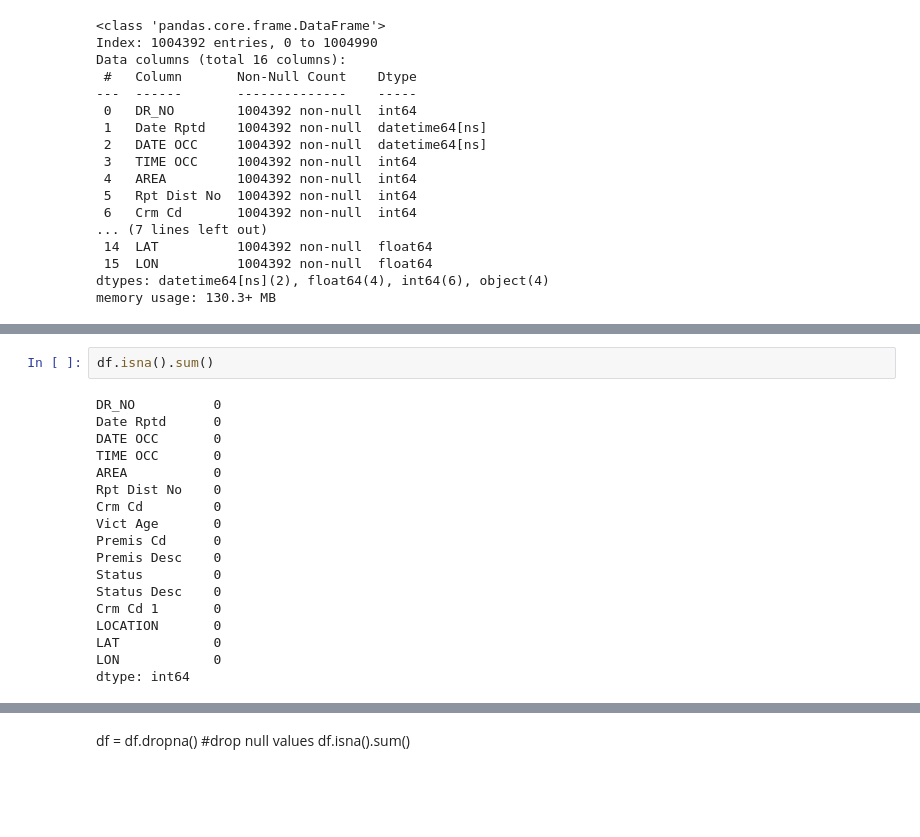
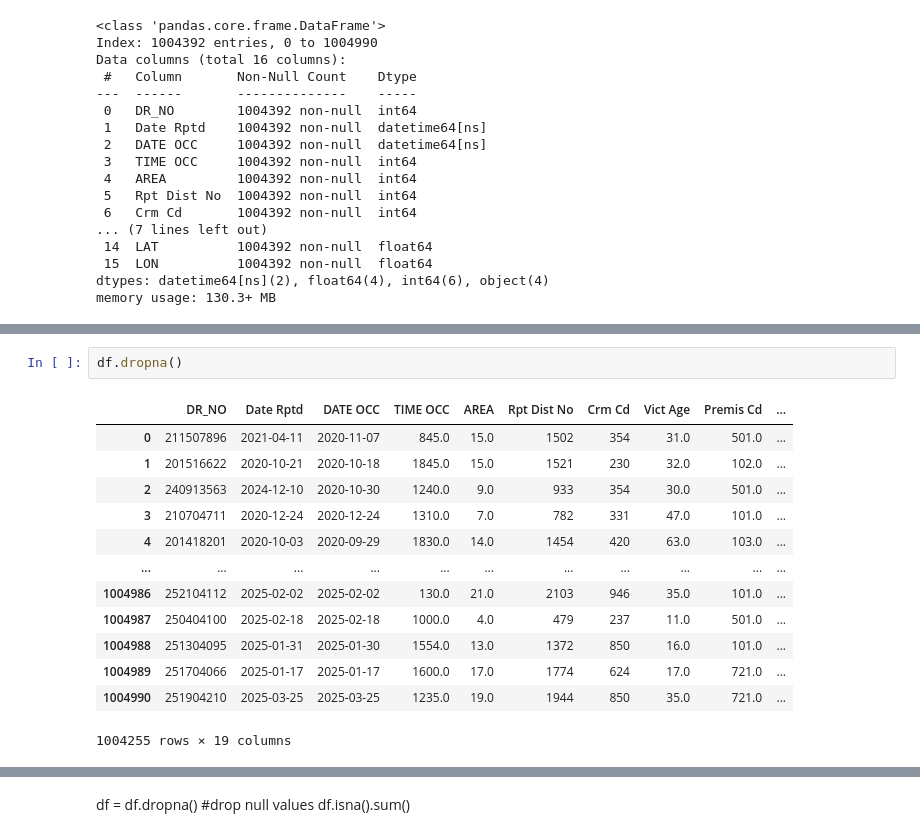
Before and after one commit to porte2ax/IA340-1, a Jupyter notebook: Proj1.ipynb, the cells around one changed output, grey strips where cells are left out. Saved outputs shown, nothing was run; the diff lists cells and outputs as text; blank space fills up the shorter version.

```diff
--- a/Proj1.ipynb
+++ b/Proj1.ipynb
@@ -246,22 +245,18 @@ Data columns (total 16 columns):
 dtypes: datetime64[ns](2), float64(7), int64(3), object(4)
 memory usage: 130.3+ MB
 # %%
-df.isna().sum()
+df.dropna()
 # %% [output]
+|  | DR_NO | Date Rptd | DATE OCC | TIME OCC | AREA | Rpt Dist No | Crm Cd | Vict Age | Premis Cd | ... |
+| 0 | 211507896 | 2021-04-11 | 2020-11-07 | 845.0 | 15.0 | 1502 | 354 | 31.0 | 501.0 | ... |
+| 1 | 201516622 | 2020-10-21 | 2020-10-18 | 1845.0 | 15.0 | 1521 | 230 | 32.0 | 102.0 | ... |
+| 2 | 240913563 | 2024-12-10 | 2020-10-30 | 1240.0 | 9.0 | 933 | 354 | 30.0 | 501.0 | ... |
+| 3 | 210704711 | 2020-12-24 | 2020-12-24 | 1310.0 | 7.0 | 782 | 331 | 47.0 | 101.0 | ... |
+| 4 | 201418201 | 2020-10-03 | 2020-09-29 | 1830.0 | 14.0 | 1454 | 420 | 63.0 | 103.0 | ... |
+| ... | ... | ... | ... | ... | ... | ... | ... | ... | ... | ... |
+| 1004986 | 252104112 | 2025-02-02 | 2025-02-02 | 130.0 | 21.0 | 2103 | 946 | 35.0 | 101.0 | ... |
+| 1004987 | 250404100 | 2025-02-18 | 2025-02-18 | 1000.0 | 4.0 | 479 | 237 | 11.0 | 501.0 | ... |
+| 1004988 | 251304095 | 2025-01-31 | 2025-01-30 | 1554.0 | 13.0 | 1372 | 850 | 16.0 | 101.0 | ... |
+| 1004989 | 251704066 | 2025-01-17 | 2025-01-17 | 1600.0 | 17.0 | 1774 | 624 | 17.0 | 721.0 | ... |
+| 1004990 | 251904210 | 2025-03-25 | 2025-03-25 | 1235.0 | 19.0 | 1944 | 850 | 35.0 | 721.0 | ... |
-DR_NO          0
-Date Rptd      0
-DATE OCC       0
-TIME OCC       0
-AREA           0
-Rpt Dist No    0
-Crm Cd         0
-Vict Age       0
-Premis Cd      0
-Premis Desc    0
-Status         0
-Status Desc    0
-Crm Cd 1       0
-LOCATION       0
-LAT            0
-LON            0
-dtype: int64
+1004255 rows × 19 columns
```
Also changed, not shown: parts of 13 cells of this notebook.
